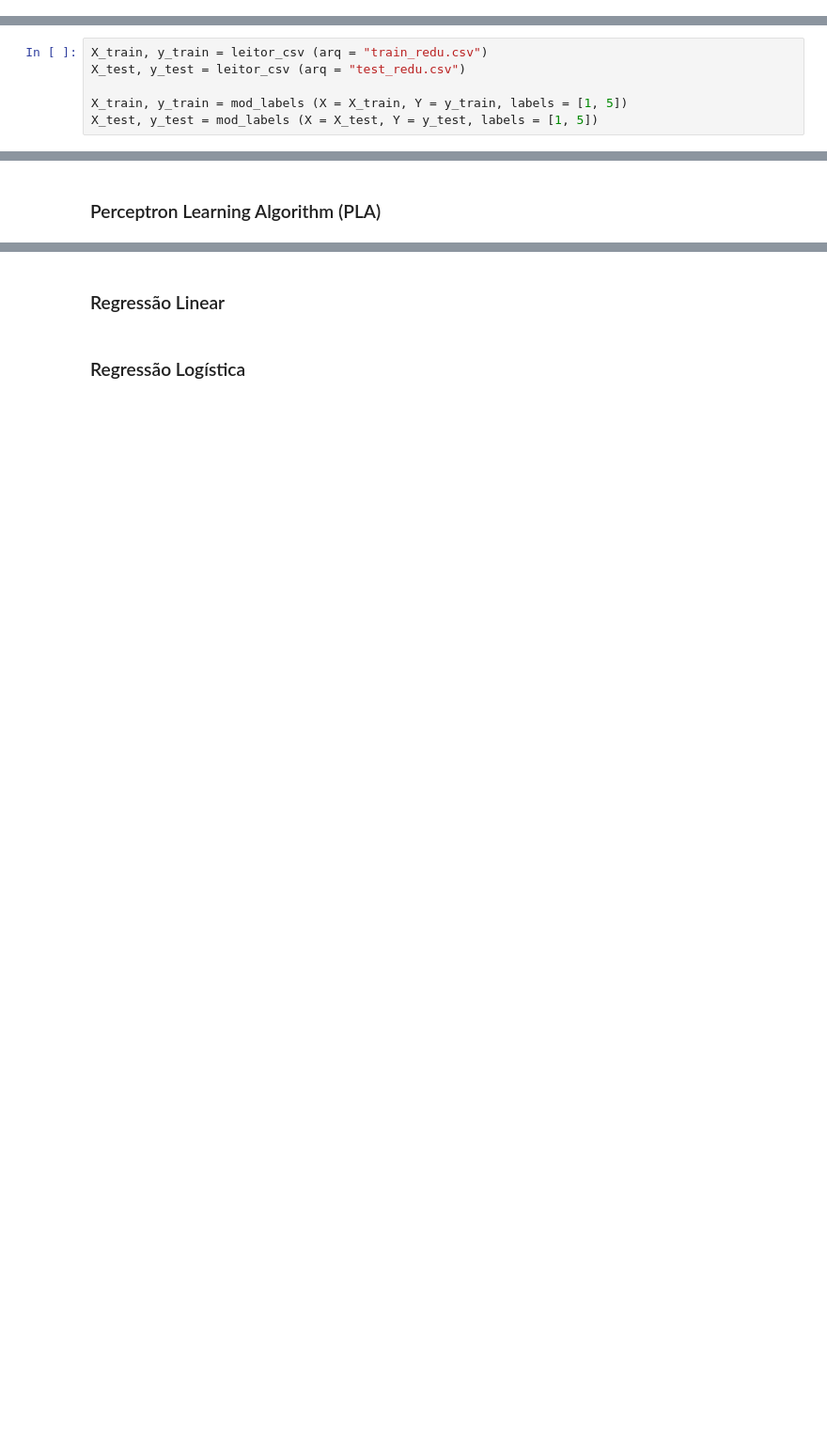
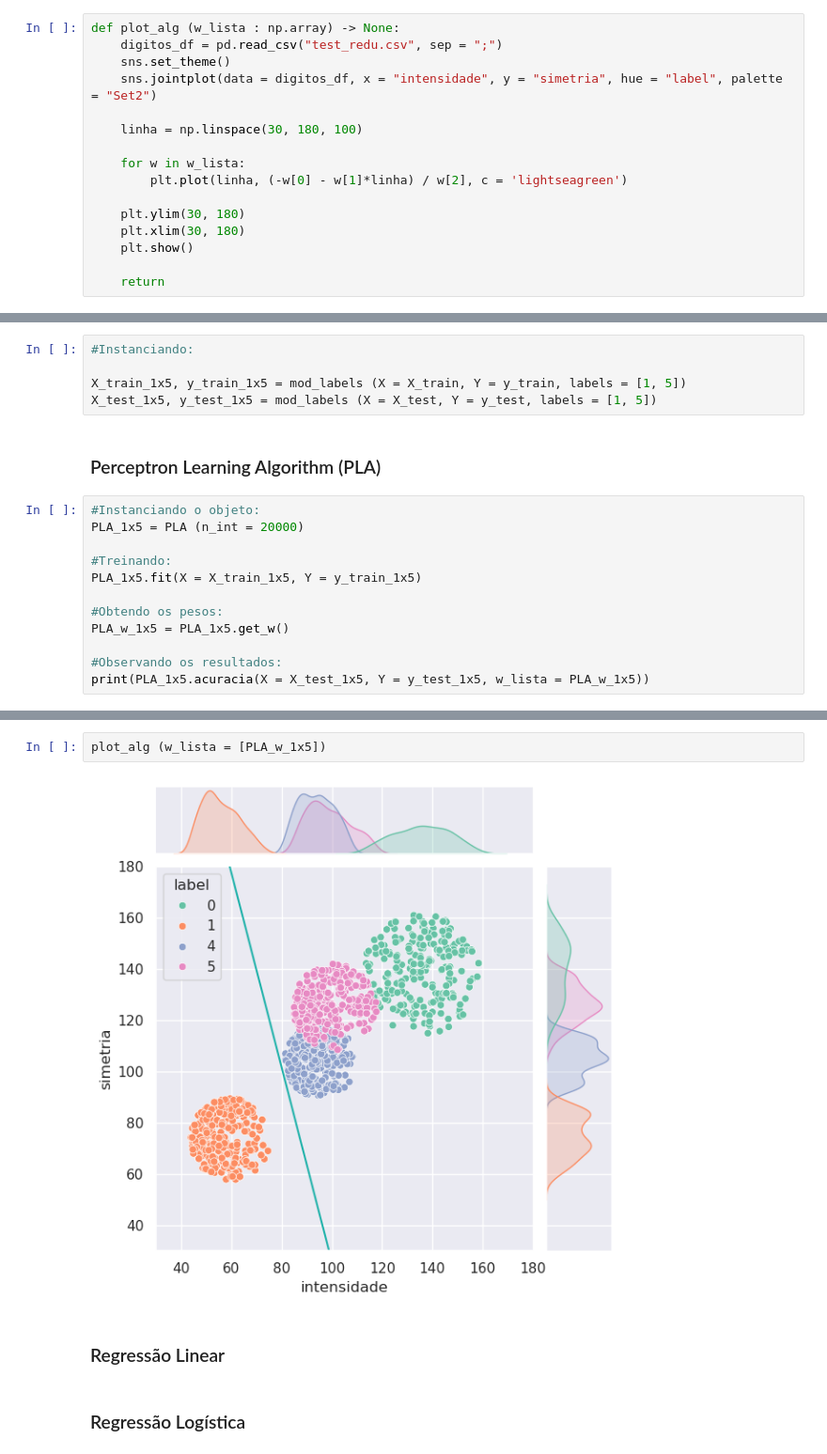
Before and after one commit to YhasmimTigre/Reconhecimento-de-D-gitos---Machine-Learning, a Jupyter notebook: Mini_Projeto.ipynb, the cells around one changed output, grey strips where cells are left out. Shown at 94% size. Cells and saved outputs as stored; diff of their text form; blank space fills up the shorter version.

```diff
--- a/Mini_Projeto.ipynb
+++ b/Mini_Projeto.ipynb
@@ -137,6 +141,22 @@ def mod_labels (X : np.array, Y : np.array, labels : list) -> np.array:
             novo_Y.append(-1)
 
     return np.array(novo_X), np.array(novo_Y)
+# %%
+def plot_alg (w_lista : np.array) -> None:
+    digitos_df = pd.read_csv("test_redu.csv", sep = ";")
+    sns.set_theme()
+    sns.jointplot(data = digitos_df, x = "intensidade", y = "simetria", hue = "label", palette = "Set2")
+
+    linha = np.linspace(30, 180, 100)
+
+    for w in w_lista:
+        plt.plot(linha, (-w[0] - w[1]*linha) / w[2], c = 'lightseagreen')
+
+    plt.ylim(30, 180)
+    plt.xlim(30, 180)
+    plt.show()
+
+    return
 # %% [markdown]
 ### Perceptron Learning Algorithm (PLA)
 # %%
@@ -293,9 +310,3 @@ class Reg_Log ():
 
     def set_w (self, novo_w : np.array) -> None:
         self.w_lista = novo_w
-# %%
-X_train, y_train = leitor_csv (arq = "train_redu.csv")
-X_test, y_test = leitor_csv (arq = "test_redu.csv")
-
-X_train, y_train = mod_labels (X = X_train, Y = y_train, labels = [1, 5])
-X_test, y_test = mod_labels (X = X_test, Y = y_test, labels = [1, 5])
@@ -316,4 +313,21 @@ print(logr.acuracia(X = X_test, Y = y_test))
 # %% [markdown]
 ## Classificação dos Dígitos 1x5
+# %%
+#Instanciando:
+
+X_train_1x5, y_train_1x5 = mod_labels (X = X_train, Y = y_train, labels = [1, 5])
+X_test_1x5, y_test_1x5 = mod_labels (X = X_test, Y = y_test, labels = [1, 5])
 # %% [markdown]
 ### Perceptron Learning Algorithm (PLA)
+# %%
+#Instanciando o objeto:
+PLA_1x5 = PLA (n_int = 20000)
+
+#Treinando:
+PLA_1x5.fit(X = X_train_1x5, Y = y_train_1x5)
+
+#Obtendo os pesos:
+PLA_w_1x5 = PLA_1x5.get_w()
+
+#Observando os resultados:
+print(PLA_1x5.acuracia(X = X_test_1x5, Y = y_test_1x5, w_lista = PLA_w_1x5))
@@ -320,3 +336,7 @@ print(logr.acuracia(X = X_test, Y = y_test))
+# %%
+plot_alg (w_lista = [PLA_w_1x5])
+# %% [output]
+[figure, added]
 # %% [markdown]
 ### Regressão Linear
 # %% [markdown]
```
Also changed, not shown: parts of 13 cells of this notebook.
